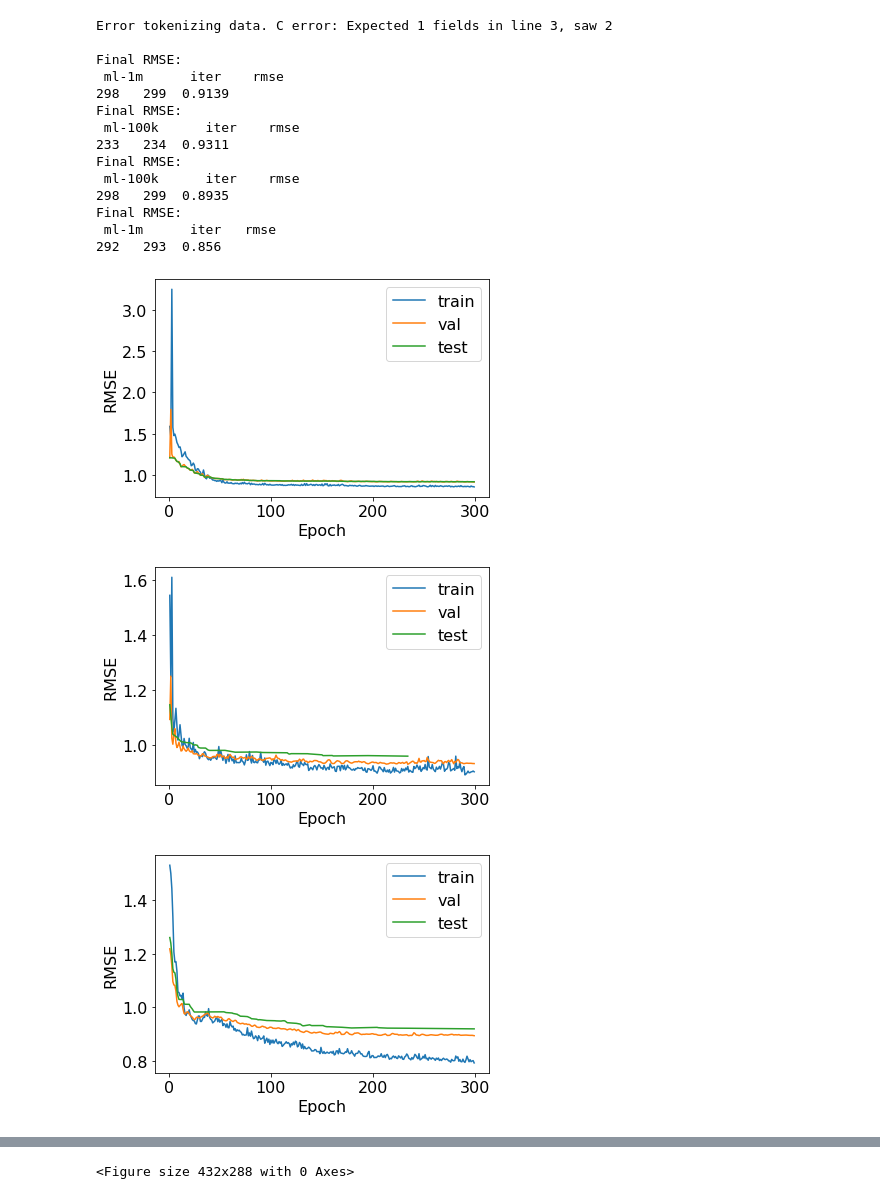
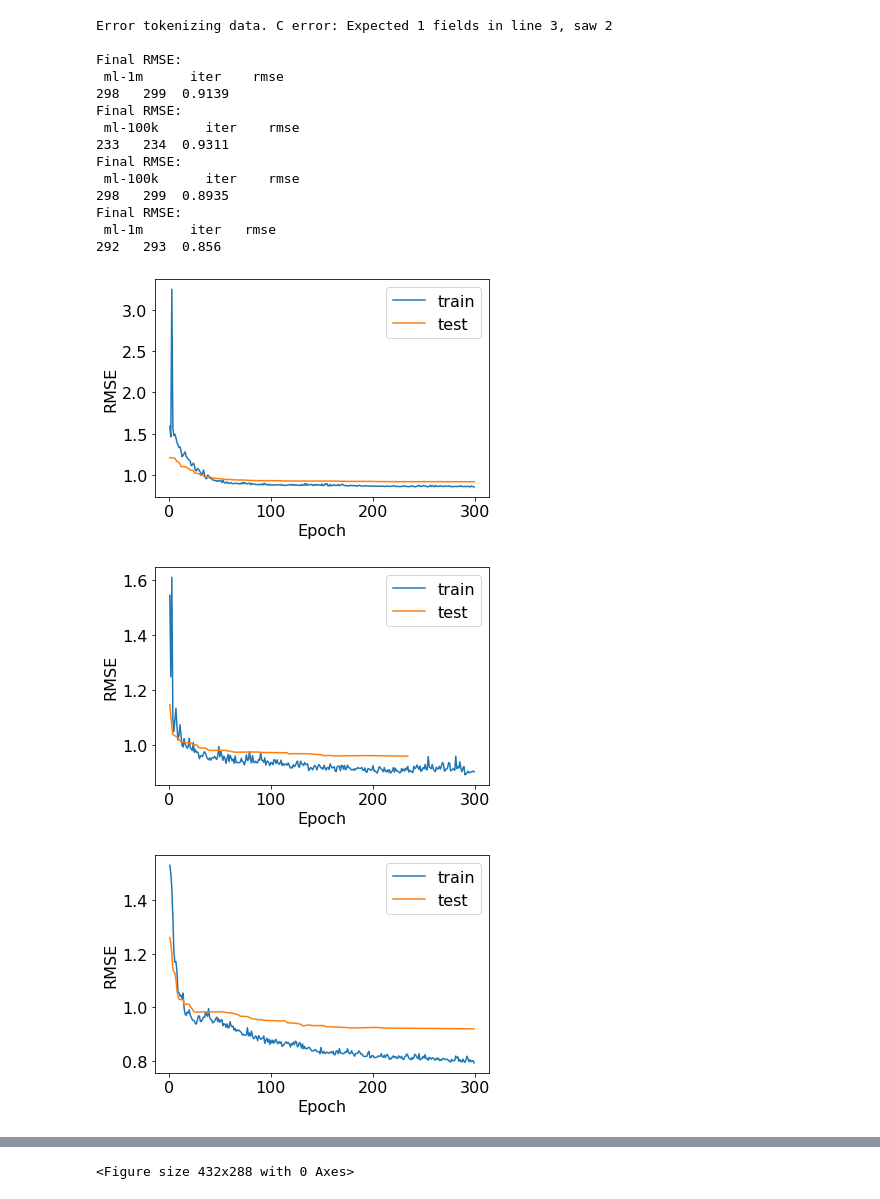
Before and after one commit to tobiasweede/rs-via-gnn, a Jupyter notebook: 02_gcmc/gcmc-ml/movielens_gnn_training_visualization.ipynb, the cells around one changed output, grey strips where cells are left out. Saved outputs shown, nothing was run; the diff lists cells and outputs as text; code cells hidden in the pictures.

```diff
--- a/02_gcmc/gcmc-ml/movielens_gnn_training_visualization.ipynb
+++ b/02_gcmc/gcmc-ml/movielens_gnn_training_visualization.ipynb
@@ -25,35 +25,35 @@ for d in dirs:
         plt.rcParams['ytick.labelsize'] = 16
         plt.rcParams['legend.fontsize'] = 16
         plt.plot('iter', 'rmse', data=train_loss, label='train')
-        plt.plot('iter', 'rmse', data=val_loss, label='val')
+        #plt.plot('iter', 'rmse', data=val_loss, label='val')
         plt.plot('iter', 'rmse', data=test_loss, label='test')
 
         #plt.title(f"Loss function over epochs ({model_name})")
         plt.xlabel("Epoch")
         plt.ylabel("RMSE")
         plt.legend()
 
         plt.show()
         print('Final RMSE:\n', model_name, val_loss[val_loss['rmse'] == val_loss['rmse'].min()])
         plt.savefig(figure_path + '/ml-' + model_name + '-loss.png', dpi=300, bbox_inches='tight')
 
     except Exception as e:
         print(e)
 # %% [output]
 Error tokenizing data. C error: Expected 1 fields in line 3, saw 2
 
 Final RMSE:
  ml-1m      iter    rmse
 298   299  0.9139
 Final RMSE:
  ml-100k      iter    rmse
 233   234  0.9311
 Final RMSE:
  ml-100k      iter    rmse
 298   299  0.8935
 Final RMSE:
  ml-1m      iter   rmse
 292   293  0.856
-[figure, old version]
+[figure, new version]
-[figure, old version]
+[figure, new version]
-[figure, old version]
+[figure, new version]
```
Also changed, not shown: parts of 1 cell of this notebook, 1 other file.
